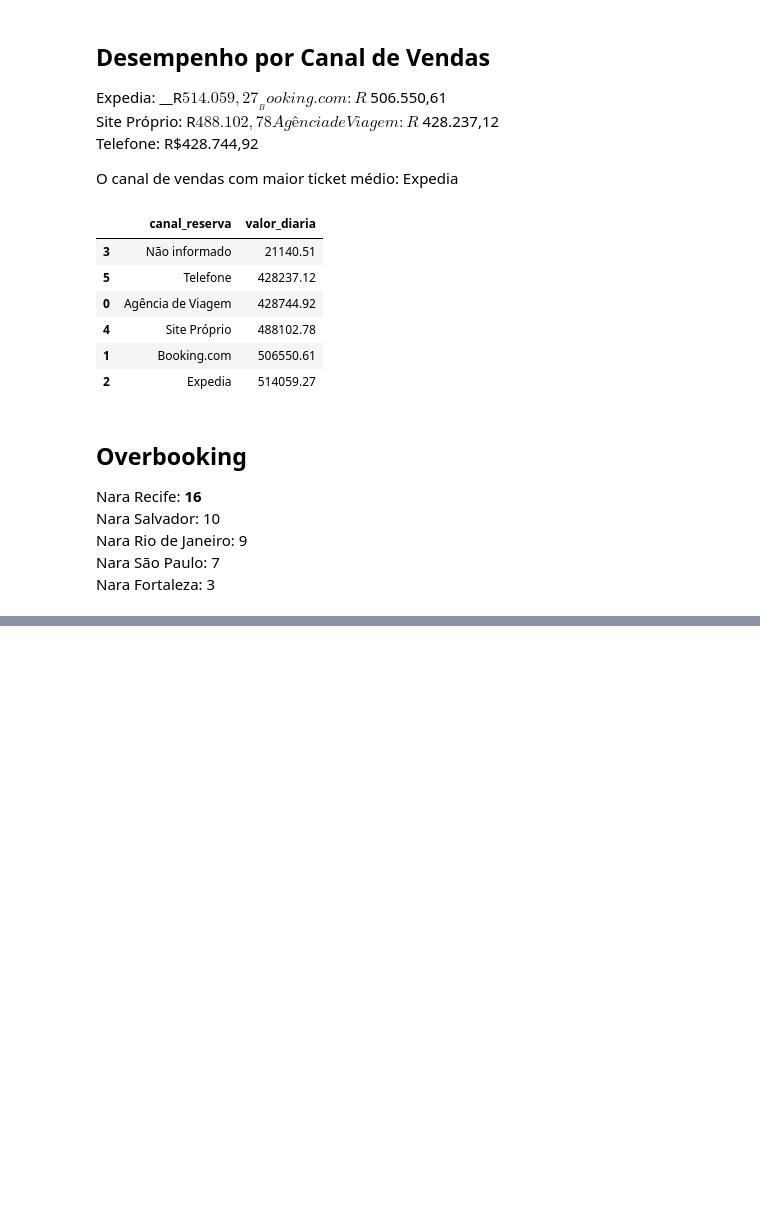
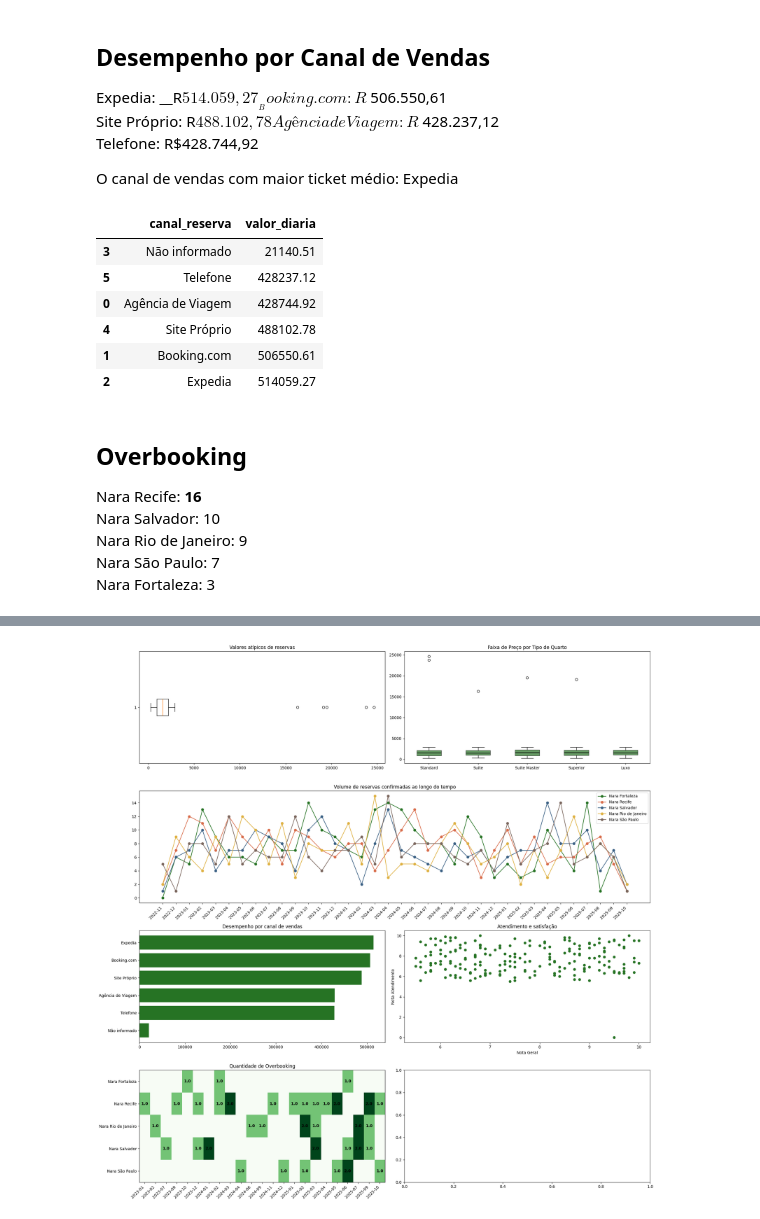
Before and after one commit to isampaio92/analise_nara_hoteis, a Jupyter notebook: analise_nara_hoteis.ipynb, the cells around one changed output, grey strips where cells are left out. Saved outputs shown, nothing was run; the diff lists cells and outputs as text; code cells hidden in the pictures; blank space fills up the shorter version.

```diff
--- a/analise_nara_hoteis.ipynb
+++ b/analise_nara_hoteis.ipynb
@@ -108,3 +140,10 @@ Nara Salvador: 10
 Nara Rio de Janeiro: 9
 Nara São Paulo: 7
 Nara Fortaleza: 3
+# %%
+reservas = reservas.merge(
+    hoteis[['id_hotel', 'nome_hotel']],
+    on='id_hotel',
+    how='left'
+)
+reservas.info()
@@ -151,0 +207,70 @@ plt.tight_layout()
+# %%
+reservas_quartos = reservas.merge(
+    quartos[['id_quarto', 'tipo_quarto']],
+    on='id_quarto',
+    how='inner'
+)
+# %%
+tipos_quarto = reservas_quartos['tipo_quarto'].dropna().unique()
+
+dados_para_boxplot = []
+for tipo in tipos_quarto:
+    valores_do_tipo = reservas_quartos.loc[reservas_quartos['tipo_quarto'] == tipo, 'valor_diaria']
+    dados_para_boxplot.append(valores_do_tipo)
+# %%
+layout = [
+    ['A', 'B'],
+    ['C', 'C'],
+    ['D', 'E'],
+    ['F', 'G']
+]
+
+fig, axs = plt.subplot_mosaic(layout, figsize=(20, 20))
+
+meses = tabela_linha_tempo.index
+imagem = axs['F'].imshow(tabela_overbooking, cmap='Greens', aspect='auto')
+
+axs['A'].boxplot(es.cria_array(reservas, 'valor_diaria'), vert=False)
+caixas = axs['B'].boxplot(dados_para_boxplot, tick_labels=tipos_quarto, patch_artist=True)
+for box in caixas['boxes']:
+    box.set_facecolor('#267324')
+    box.set_alpha(0.7)
+    box.set_edgecolor('black')
+
+for median in caixas['medians']:
+    median.set_color('black')
+    median.set_linewidth(1.5)
+
+axs['C'].plot(meses, tabela_linha_tempo[1], marker='o', color='#267324', label='Nara Fortaleza')
+axs['C'].plot(meses, tabela_linha_tempo[2], marker='o', color="#d96c4a", label='Nara Recife')
+axs['C'].plot(meses, tabela_linha_tempo[3], marker='o', color="#3a6084", label='Nara Salvador')
+axs['C'].plot(meses, tabela_linha_tempo[4], marker='o', color="#dfb141", label='Nara Rio de Janeiro')
+axs['C'].plot(meses, tabela_linha_tempo[5], marker='o', color="#7a665d", label='Nara São Paulo')
+axs['D'].barh(canal_maior_ticket['canal_reserva'], canal_maior_ticket['valor_diaria'], color='#267324')
+axs['E'].scatter(avaliacoes['nota_geral'], avaliacoes['nota_atendimento'], color='#267324')
+for i in range(len(tabela_overbooking.index)):
+    for j in range(len(tabela_overbooking.columns)):
+        valor = tabela_overbooking.iloc[i, j]
+        if valor > 0:
+            axs['F'].text(j, i, valor, ha="center", va="center", color="black", fontweight='bold')
+
+axs['A'].set_title('Valores atípicos de reservas')
+axs['B'].set_title('Faixa de Preço por Tipo de Quarto')
+axs['C'].set_title('Volume de reservas confirmadas ao longo do tempo')
+axs['C'].legend()
+axs['D'].set_title('Desempenho por canal de vendas')
+axs['E'].set_title('Atendimento e satisfação')
+axs['E'].set_xlabel('Nota Geral')
+axs['E'].set_ylabel('Nota Atendimento')
+axs['F'].set_title('Quantidade de Overbooking')
+axs['F'].set_xticks(range(len(tabela_overbooking.columns)))
+axs['F'].set_xticklabels(tabela_overbooking.columns)
+axs['F'].set_yticks(range(len(tabela_overbooking.index)))
+axs['F'].set_yticklabels(tabela_overbooking.index)
+
+plt.setp(axs['C'].get_xticklabels(), rotation=45, ha='right')
+plt.setp(axs['F'].get_xticklabels(), rotation=45, ha='right')
+plt.tight_layout()
+plt.show()
+# %% [output]
+[figure, added]
```
Also changed, not shown: parts of 10 cells of this notebook.
